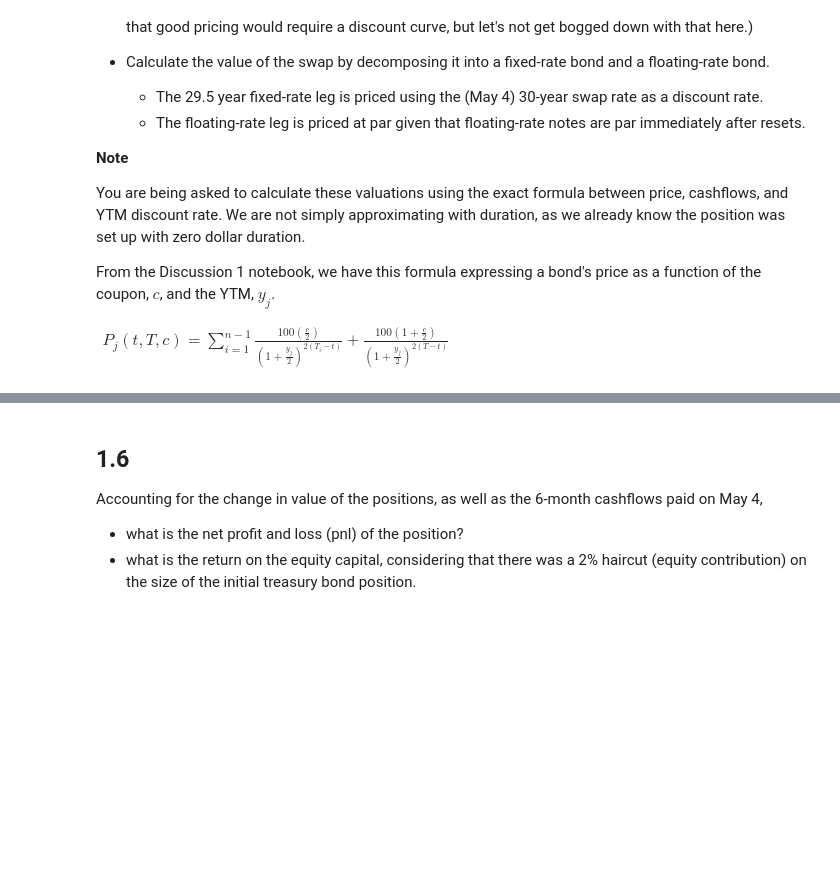
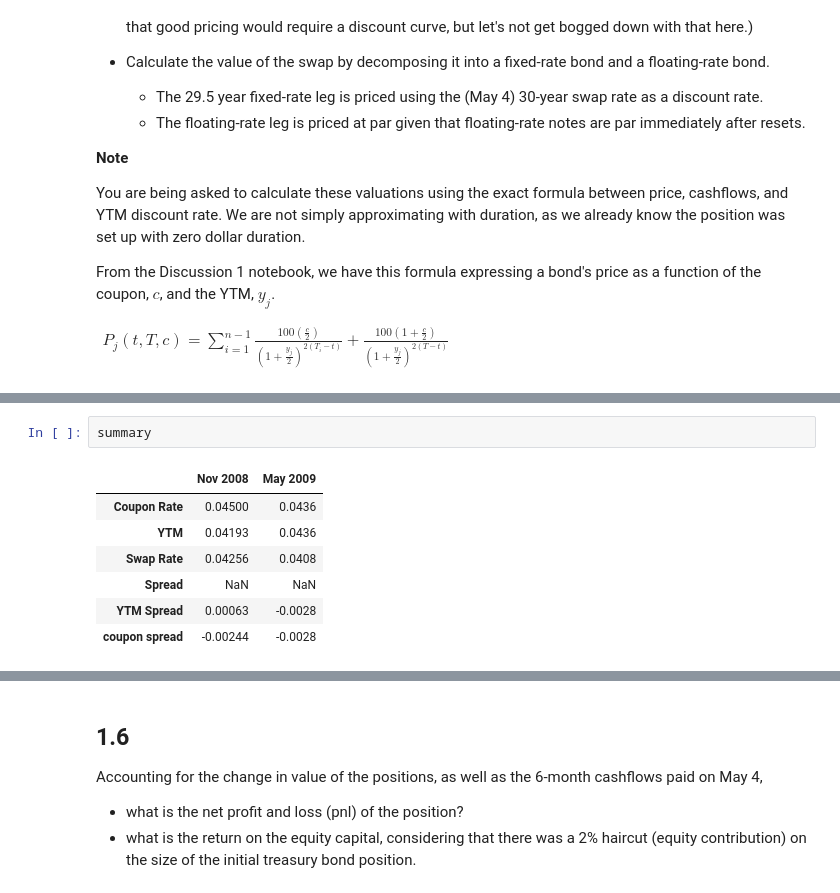
Before and after one commit to dcstein22/finm-fixedincome-2023, a Jupyter notebook: homework/Homework 3.ipynb, the cells around one changed output, grey strips where cells are left out. Cells and saved outputs as stored; diff of their text form; blank space fills up the shorter version.

```diff
--- a/homework/Homework 3.ipynb
+++ b/homework/Homework 3.ipynb
@@ -206 +227,11 @@ $
+# %%
+summary
+# %% [output]
+|  | Nov 2008 | May 2009 |
+| Coupon Rate | 0.04500 | 0.0436 |
+| YTM | 0.04193 | 0.0436 |
+| Swap Rate | 0.04256 | 0.0408 |
+| Spread | NaN | NaN |
+| YTM Spread | 0.00063 | -0.0028 |
+| coupon spread | -0.00244 | -0.0028 |
 # %%
```
Also changed, not shown: parts of 10 cells of this notebook, 8 other files.
